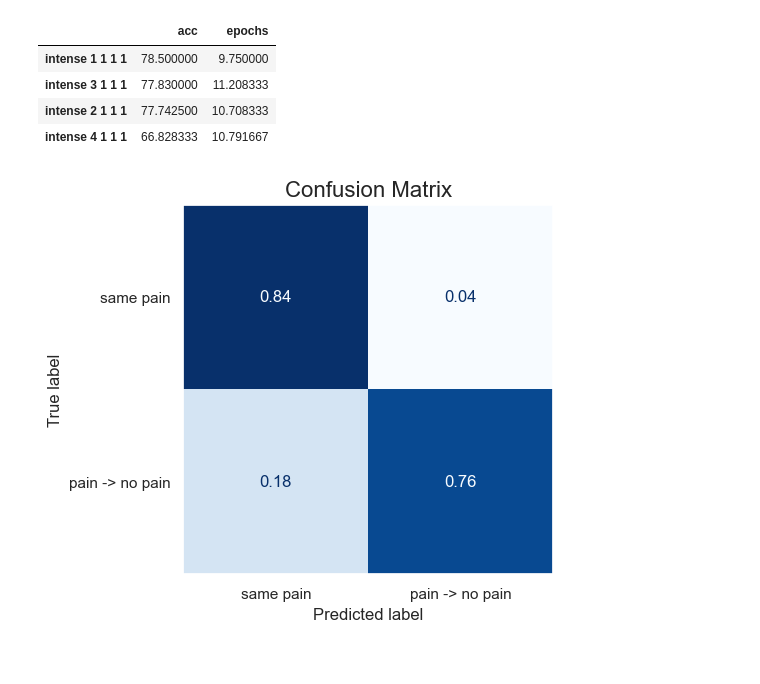
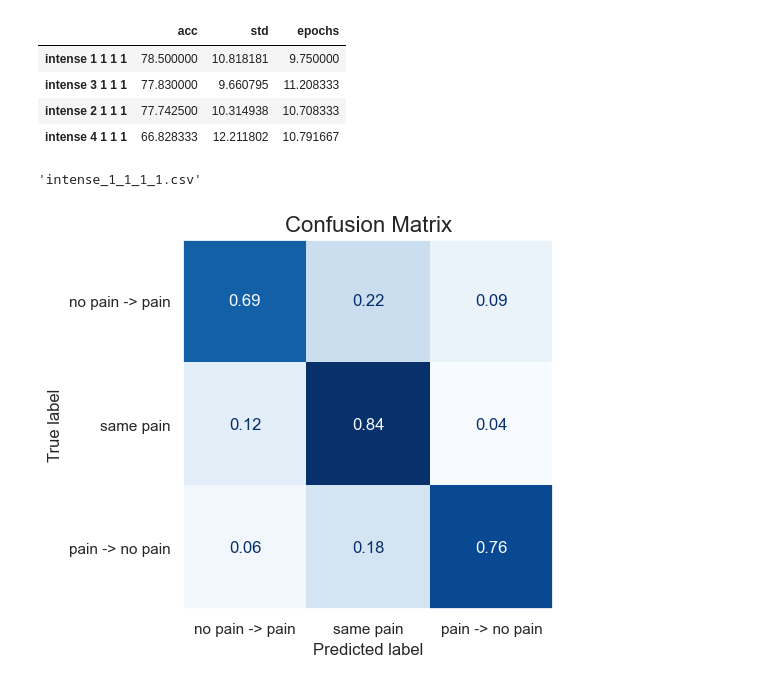
Before and after one commit to sven-knoblauch/PainLevelShiftDetection, a Jupyter notebook: ThreeClassSiamese/results/3class/display_results.ipynb, the cells around one changed output. Drawn from its saved outputs; the diff is of its cells as text; code cells hidden in the pictures.

```diff
--- a/ThreeClassSiamese/results/3class/display_results.ipynb
+++ b/ThreeClassSiamese/results/3class/display_results.ipynb
@@ -16,14 +16,14 @@ df = pd.DataFrame([])
 for file in files:
     data = pd.read_csv(file)
     data_list[file] = data
-    df = pd.concat([df, pd.DataFrame([data["accuracy"].mean(), data["best_epoch"].mean()]).T.rename(columns={0: "acc", 1: "epochs"}, index={0: file[:-4].replace("_", " ")})])
+    df = pd.concat([df, pd.DataFrame([data["accuracy"].mean(), data["accuracy"].std(), data["best_epoch"].mean()]).T.rename(columns={0: "acc", 1: "std", 2: "epochs"}, index={0: file[:-4].replace("_", " ")})])
 df.sort_values(by=['acc'], ascending=False)
 # %% [output]
-|  | acc | epochs |
-| intense 1 1 1 1 | 78.500000 | 9.750000 |
-| intense 3 1 1 1 | 77.830000 | 11.208333 |
-| intense 2 1 1 1 | 77.742500 | 10.708333 |
-| intense 4 1 1 1 | 66.828333 | 10.791667 |
+|  | acc | std | epochs |
+| intense 1 1 1 1 | 78.500000 | 10.818181 | 9.750000 |
+| intense 3 1 1 1 | 77.830000 | 9.660795 | 11.208333 |
+| intense 2 1 1 1 | 77.742500 | 10.314938 | 10.708333 |
+| intense 4 1 1 1 | 66.828333 | 12.211802 | 10.791667 |
 # %%
 # parse confusion matrix (saved as string in csv file) to float matrix
 def parse_cm(s):
@@ -57,9 +57,13 @@ def plot_cm(cm, two_class=False):
     plt.title("Confusion Matrix", fontsize=16)
     plt.grid(False)
     plt.show()
+# %%
+files[0]
+# %% [output]
+'intense_1_1_1_1.csv'
 # %%
 cm = calculate_mean_cm(files[0])
 # %%
-plot_cm(cm, two_class=True)
+plot_cm(cm, two_class=False)
 # %% [output]
-[figure, old version]
+[figure, new version]
```
Also changed, not shown: 20 other files.
